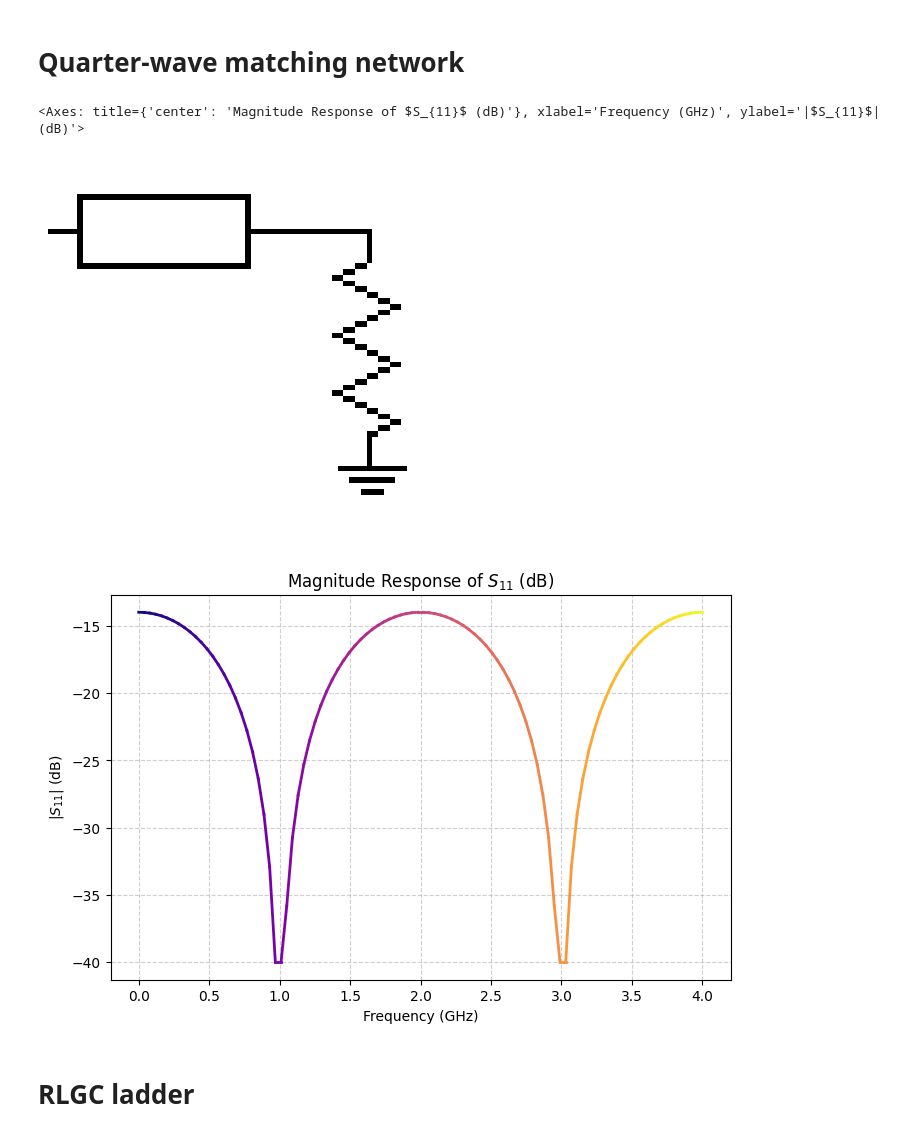
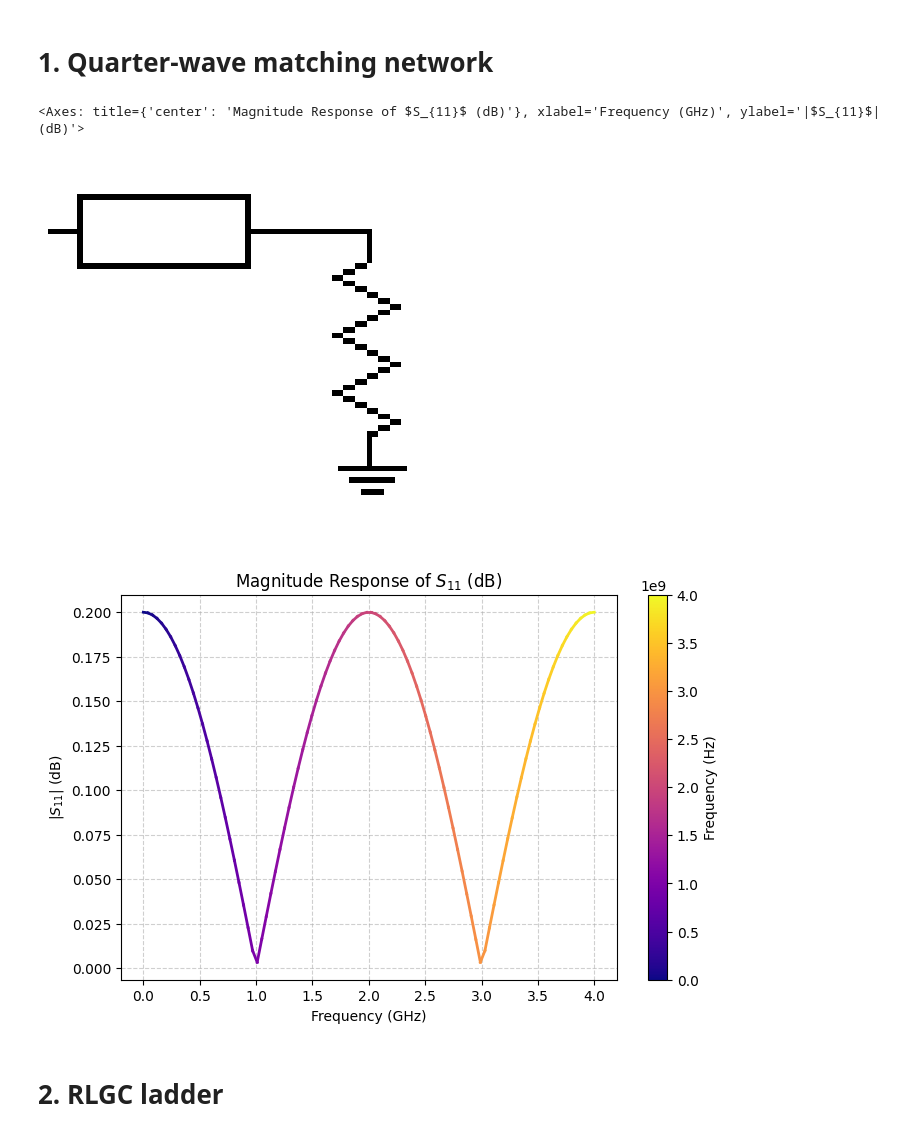
Before and after one commit to anthonyjlee377/spite, a Jupyter notebook: examples.ipynb, the cells around one changed output. Saved outputs shown, nothing was run; the diff lists cells and outputs as text; code cells hidden in the pictures.

```diff
--- a/examples.ipynb
+++ b/examples.ipynb
@@ -4,24 +4,24 @@ import numpy as np
 import spite as sp
 import matplotlib.pyplot as plt
 # %% [markdown]
-# Quarter-wave matching network
+# 1. Quarter-wave matching network
 # %%
 f = np.linspace(0.1, 4e9, 100)  # frequency sweep
 
 # Zc = sqrt(Z0*R) is the quarter-wave matching condition
 matching_network = (
     sp.net2p_tline_series(f=f, f0=1e9, EL_deg=90, Zc=np.sqrt(50 * 75))
     @ sp.net1p_R(f=f, R=75)  # terminates the network with a 75-ohm load
 )
 
 matching_network.plot_schematic()  # horizontal stack of SYM2P_TLINE_SERIES + SYM1P_R
-matching_network.plot_dB()  # S11 in dB
+matching_network.plot_lin()  # S11 in linear scale with a color gradient to encode frequency
 # %% [output]
 <Axes: title={'center': 'Magnitude Response of $S_{11}$ (dB)'}, xlabel='Frequency (GHz)', ylabel='|$S_{11}$| (dB)'>
 [figure]
-[figure, old version]
+[figure, new version]
 # %% [markdown]
-# RLGC ladder
+# 2. RLGC ladder
 # %%
 f = np.linspace(0.1, 4e9, 100)  # frequency sweep
 R, L, G, C = 1.5, 5e-9, 3e-4, 2e-12  # R, L, G, C values of one section
```
Also changed, not shown: parts of 6 cells of this notebook.
